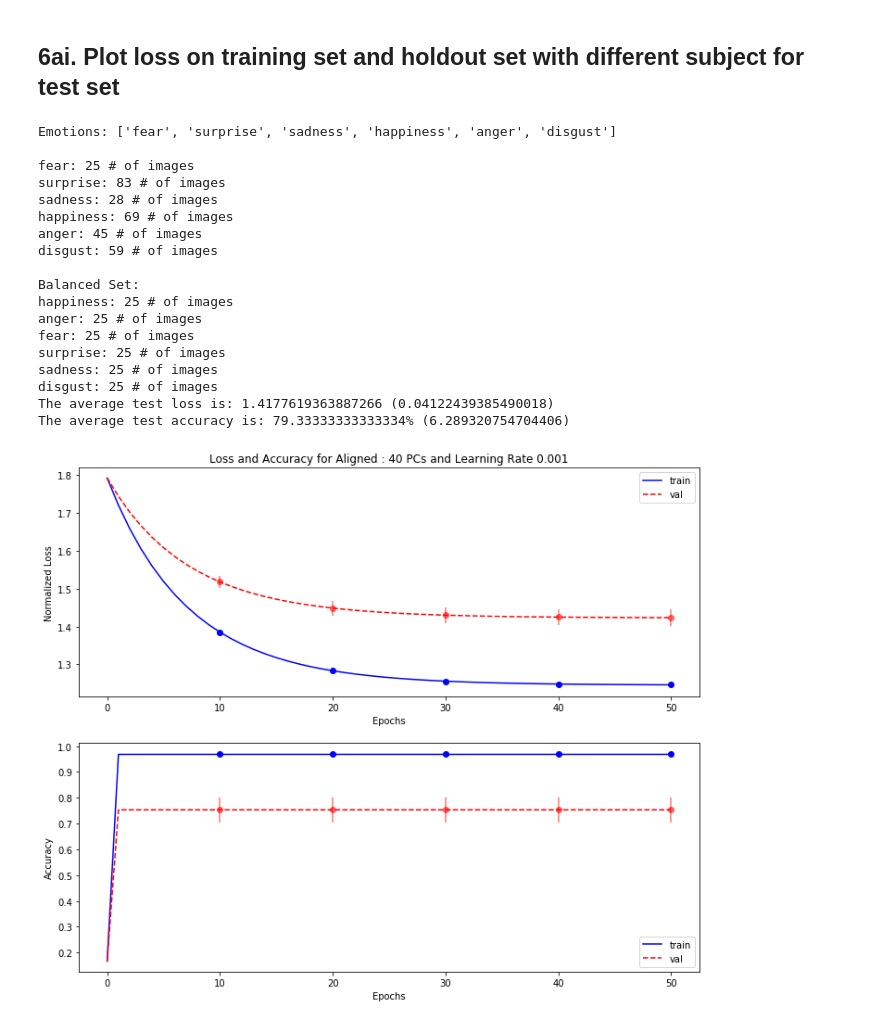
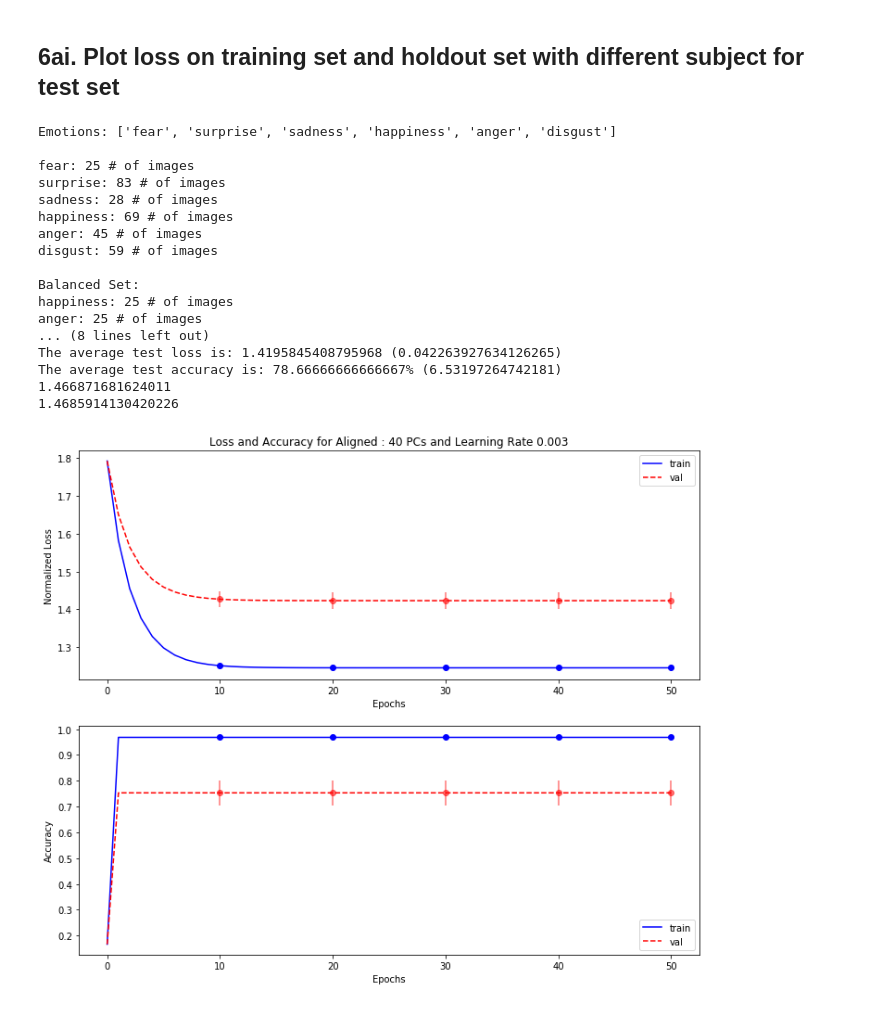
Before and after one commit to adamklie/CSE253_PA1, a Jupyter notebook: PA1 Softmax Reg.ipynb, the cells around one changed output. Drawn from its saved outputs; the diff is of its cells as text; code cells hidden in the pictures.

Commit message:
Updated SGD, weight visualization and confusion

```diff
--- a/PA1 Softmax Reg.ipynb
+++ b/PA1 Softmax Reg.ipynb
@@ -671,22 +617,21 @@ def softmax_regression(howManyPrincipalComponents, alpha, k, numEpochs):
 # %%
-softmax_regression(40, 0.001, 10, 50)
+test, pcs = softmax_regression(40, 0.003, 10, 50)
 # %% [output]
 Emotions: ['fear', 'surprise', 'sadness', 'happiness', 'anger', 'disgust']
 
 fear: 25 # of images
 surprise: 83 # of images
 sadness: 28 # of images
 happiness: 69 # of images
 anger: 45 # of images
 disgust: 59 # of images
 
 Balanced Set:
 happiness: 25 # of images
 anger: 25 # of images
-fear: 25 # of images
-surprise: 25 # of images
-sadness: 25 # of images
-disgust: 25 # of images
-The average test loss is: 1.4177619363887266 (0.04122439385490018)
-The average test accuracy is: 79.33333333333334% (6.289320754704406)
+... (8 lines left out)
+The average test loss is: 1.4195845408795968 (0.042263927634126265)
+The average test accuracy is: 78.66666666666667% (6.53197264742181)
+1.466871681624011
+1.4685914130420226
-[figure, old version]
+[figure, new version]
```
Also changed, not shown: parts of 6 cells of this notebook.
